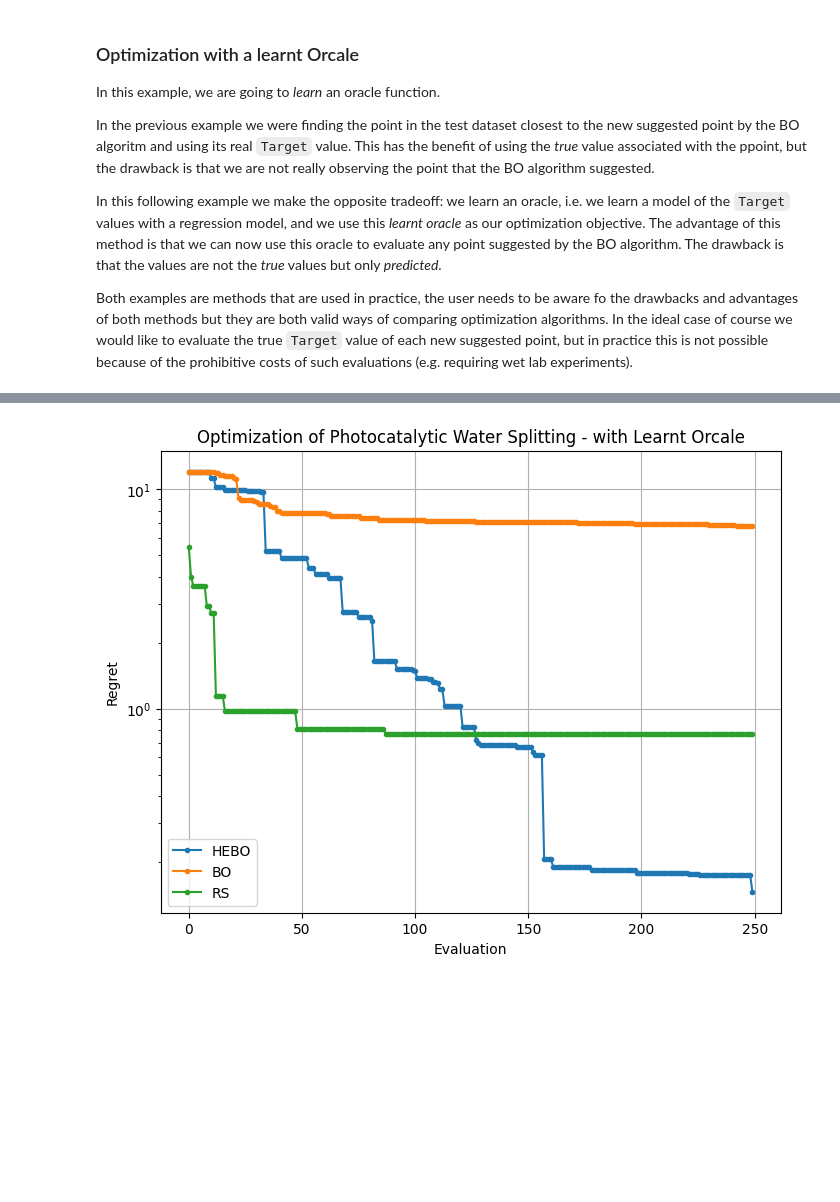
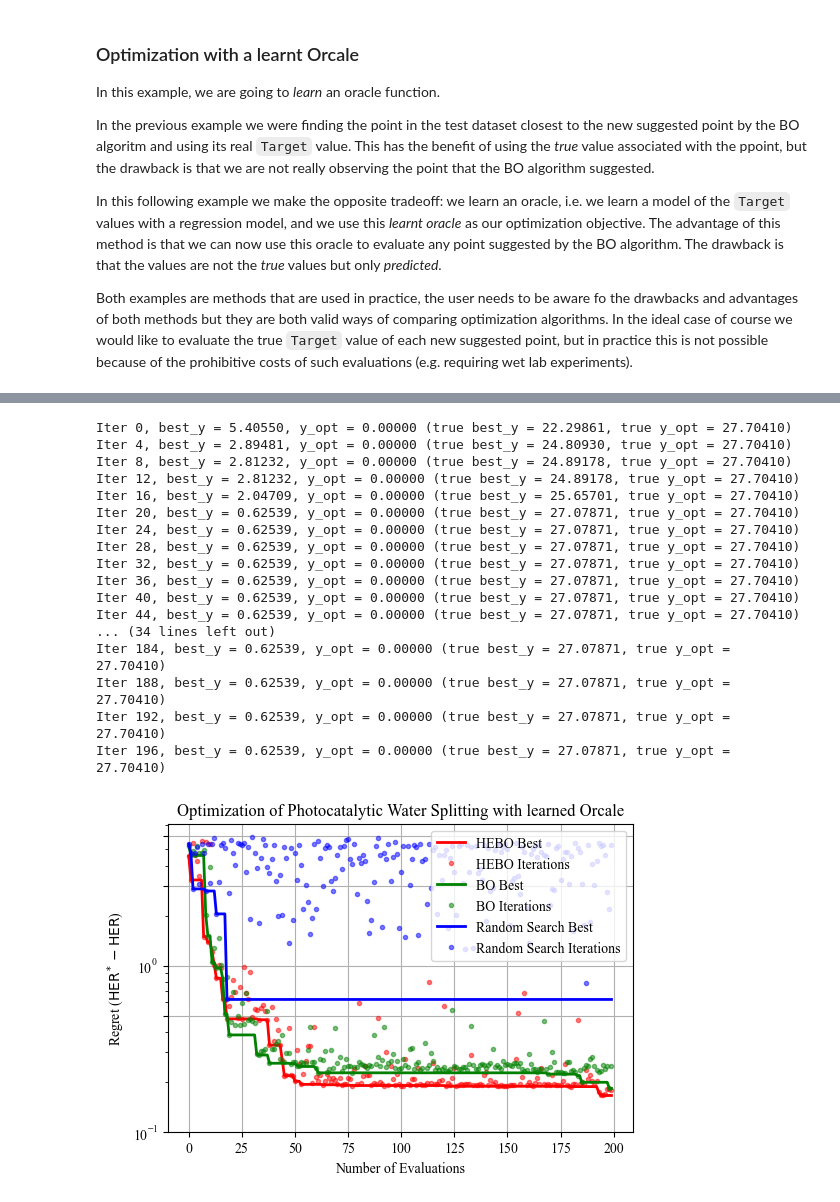
Before and after one commit to zwyu-ai/BO-Tutorial-for-Sci, a Jupyter notebook: HER/BO_Tutorial_HER.ipynb, the cells around one changed output, grey strips where cells are left out. Cells and saved outputs as stored; diff of their text form; code cells hidden in the pictures; blank space fills up the shorter version.

```diff
--- a/HER/BO_Tutorial_HER.ipynb
+++ b/HER/BO_Tutorial_HER.ipynb
@@ -493,5 +533,5 @@ Iter 248, best_y = 6.77703, y_opt = 0.00000 (true best_y = 20.92707, true y_opt
 # %%
-rs_log = Y_train.flatten()
+rs_log = np.array([], dtype=float)
 for i in range(NUM_ITERATIONS):
     rec_x = space.sample(NUM_SUGGESTIONS_PER_ITERATION) # sample a new point from the search space
     rec_y = oracle(rec_x)
@@ -499,21 +539,36 @@ for i in range(NUM_ITERATIONS):
     if i % 4 == 0:
         print(f'Iter {i}, best_y = {rs_log.min():.5f}, y_opt = {Y_test.min():.5f} '
               f'(true best_y = {-(rs_log.min()-true_best_y):.5f}, true y_opt = {true_best_y:.5f})')
+# %% [output]
+Iter 0, best_y = 5.40550, y_opt = 0.00000 (true best_y = 22.29861, true y_opt = 27.70410)
+Iter 4, best_y = 2.89481, y_opt = 0.00000 (true best_y = 24.80930, true y_opt = 27.70410)
+Iter 8, best_y = 2.81232, y_opt = 0.00000 (true best_y = 24.89178, true y_opt = 27.70410)
+Iter 12, best_y = 2.81232, y_opt = 0.00000 (true best_y = 24.89178, true y_opt = 27.70410)
+Iter 16, best_y = 2.04709, y_opt = 0.00000 (true best_y = 25.65701, true y_opt = 27.70410)
+Iter 20, best_y = 0.62539, y_opt = 0.00000 (true best_y = 27.07871, true y_opt = 27.70410)
+Iter 24, best_y = 0.62539, y_opt = 0.00000 (true best_y = 27.07871, true y_opt = 27.70410)
+Iter 28, best_y = 0.62539, y_opt = 0.00000 (true best_y = 27.07871, true y_opt = 27.70410)
+Iter 32, best_y = 0.62539, y_opt = 0.00000 (true best_y = 27.07871, true y_opt = 27.70410)
+Iter 36, best_y = 0.62539, y_opt = 0.00000 (true best_y = 27.07871, true y_opt = 27.70410)
+Iter 40, best_y = 0.62539, y_opt = 0.00000 (true best_y = 27.07871, true y_opt = 27.70410)
+Iter 44, best_y = 0.62539, y_opt = 0.00000 (true best_y = 27.07871, true y_opt = 27.70410)
+... (34 lines left out)
+Iter 184, best_y = 0.62539, y_opt = 0.00000 (true best_y = 27.07871, true y_opt = 27.70410)
+Iter 188, best_y = 0.62539, y_opt = 0.00000 (true best_y = 27.07871, true y_opt = 27.70410)
+Iter 192, best_y = 0.62539, y_opt = 0.00000 (true best_y = 27.07871, true y_opt = 27.70410)
+Iter 196, best_y = 0.62539, y_opt = 0.00000 (true best_y = 27.07871, true y_opt = 27.70410)
-# %%
-conv_hebo = np.minimum.accumulate(hebo.y)
-conv_bo = np.minimum.accumulate(bo.y)
-conv_rs = np.minimum.accumulate(rs_log)
-
-plt.figure(figsize = (8,6))
-plt.semilogy(conv_hebo[len(X_train):], '.-', label = 'HEBO')
-plt.semilogy(conv_bo[len(X_train):], '.-', label = 'BO')
-plt.semilogy(conv_rs[len(X_train):], '.-', label = 'RS')
-plt.xlabel('Evaluation')
-plt.ylabel('Regret')
-plt.legend()
-plt.grid()
-plt.title("Optimization of Photocatalytic Water Splitting - with Learnt Orcale")
-
-plt.show()
-# %% [output]
-[figure, removed]
+# %%
+plt.figure(figsize = (6, 4))
+plot_y_curve(hebo.y, label='HEBO', color='red', recover_y=False)
+plot_y_curve(bo.y, label='BO', color='green', recover_y=False)
+plot_y_curve(rs_log, label='Random Search', color='blue', recover_y=False)
+plt.xlabel('Number of Evaluations')
+plt.ylabel('Regret ($\mathrm{HER}^* - \mathrm{HER}$)')
+plt.yticks([6, 3, 1, 0.5, 0.1])
+plt.legend(loc='upper right')
+plt.grid()
+plt.title("Optimization of Photocatalytic Water Splitting with learned Orcale")
+plt.savefig("plot_HER_learned.pdf", dpi=300)
+plt.show()
+# %% [output]
+[figure, added]
```
Also changed, not shown: parts of 23 cells of this notebook, 7 other files.
